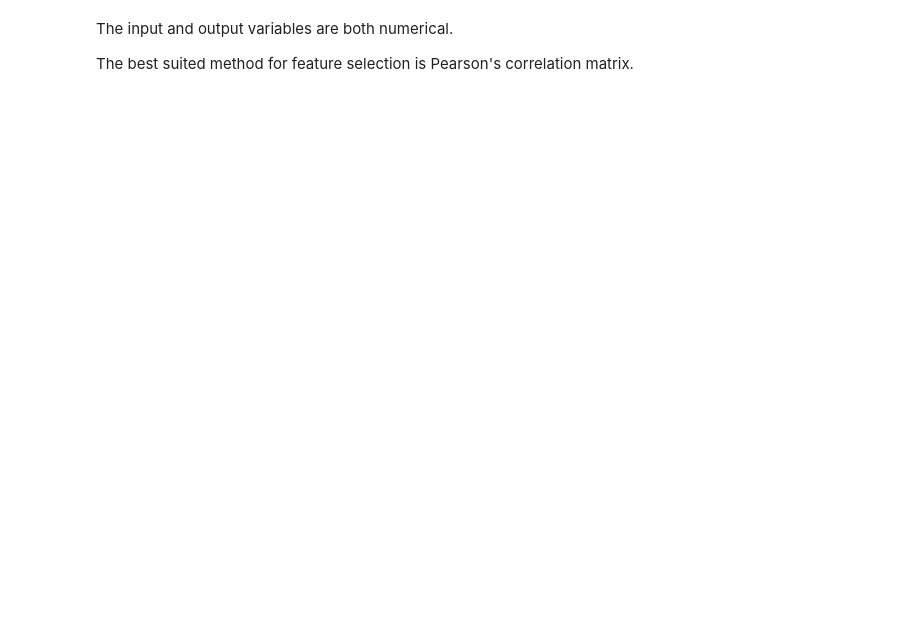
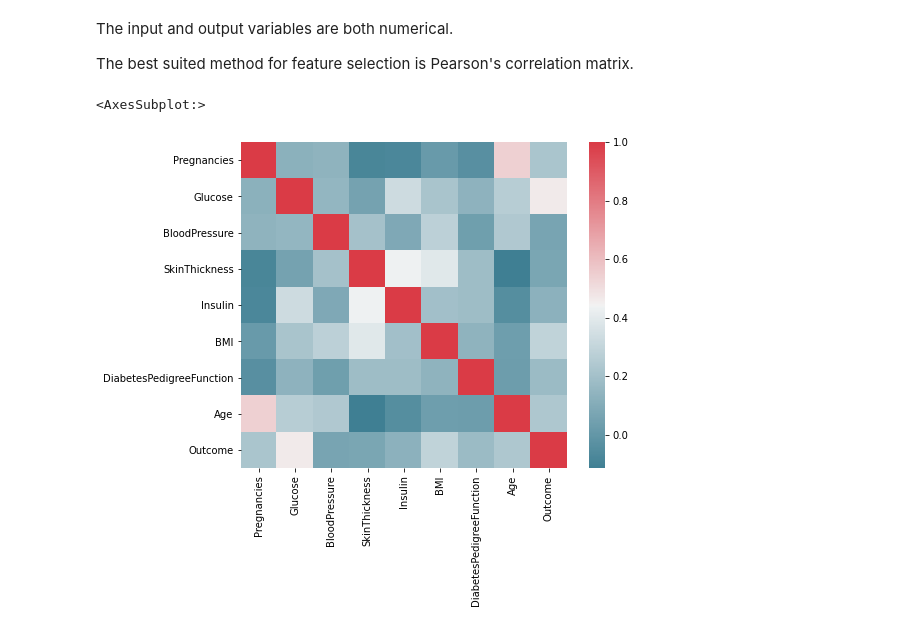
Before and after one commit to kawaremu/CodeLabsAcademy, a Jupyter notebook: Unit 2/Homeworks/features_extraction.ipynb, the cells around one changed output. Drawn from its saved outputs; the diff is of its cells as text; code cells hidden in the pictures; blank space fills up the shorter version.

```diff
--- a/Unit 2/Homeworks/features_extraction.ipynb
+++ b/Unit 2/Homeworks/features_extraction.ipynb
@@ -370,7 +393,12 @@ df_diabetes = pd.read_csv('data/diabetes.csv')
 The input and output variables are both numerical.
 
 The best suited method for feature selection is Pearson's correlation matrix.
+# %%
+corr_diabetes = df_diabetes.corr()
 # %%
 f, ax = plt.subplots(figsize=(8,6))
-sns.heatmap(corr, mask=np.zeros_like(corr, dtype=bool), cmap=sns.diverging_palette(220, 10, as_cmap=True),
+sns.heatmap(corr_diabetes, mask=np.zeros_like(corr, dtype=bool), cmap=sns.diverging_palette(220, 10, as_cmap=True),
             square=True,ax=ax)
+# %% [output]
+<AxesSubplot:>
+[figure, added]
```
Also changed, not shown: parts of 13 cells of this notebook.
